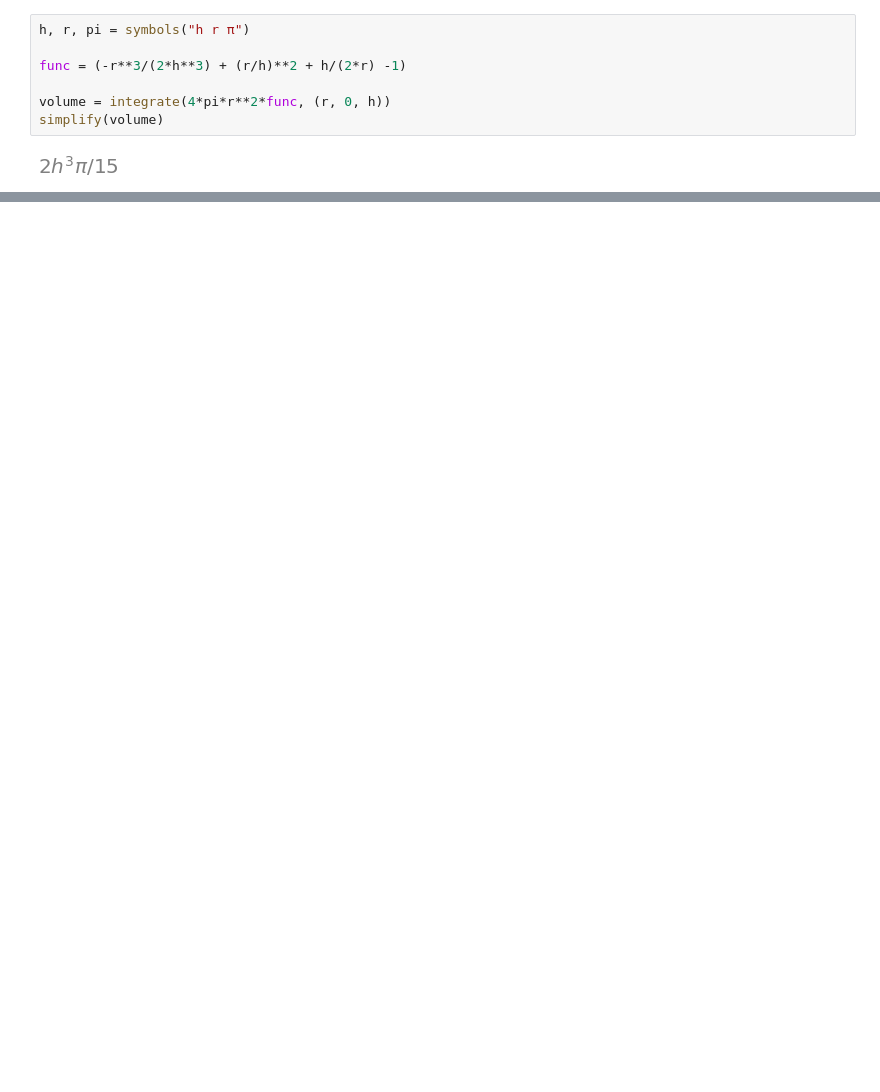
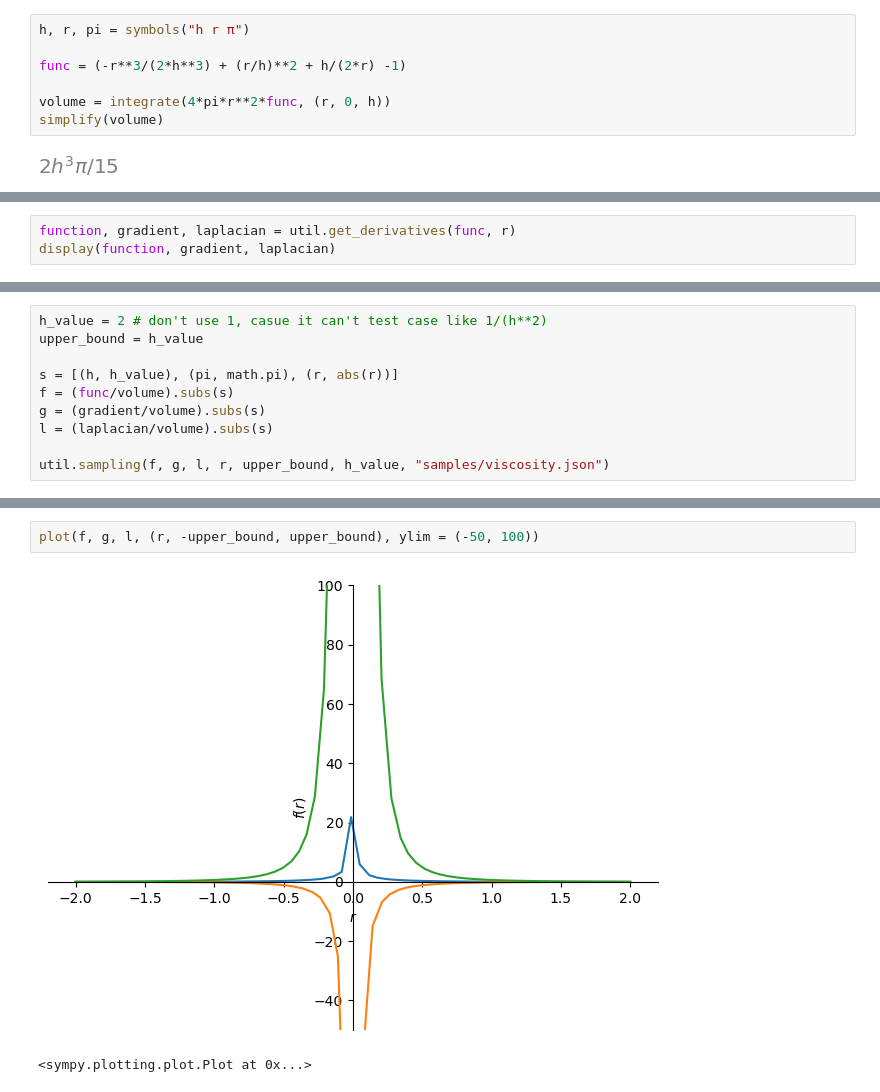
Before and after one commit to CcydtN/SmoothParticleHydrodynamics, a Jupyter notebook: equation/viscosity.ipynb, the cells around one changed output, grey strips where cells are left out. Cells and saved outputs as stored; diff of their text form; blank space fills up the shorter version.

Commit message:
Update viscosity kernel

```diff
--- a/equation/viscosity.ipynb
+++ b/equation/viscosity.ipynb
@@ -28,0 +17,3 @@ simplify(laplacian)
+# %%
+function, gradient, laplacian = util.get_derivatives(func, r)
+display(function, gradient, laplacian)
@@ -28,0 +24,10 @@ simplify(laplacian)
+# %%
+h_value = 2 # don't use 1, casue it can't test case like 1/(h**2)
+upper_bound = h_value
+
+s = [(h, h_value), (pi, math.pi), (r, abs(r))]
+f = (func/volume).subs(s)
+g = (gradient/volume).subs(s)
+l = (laplacian/volume).subs(s)
+
+util.sampling(f, g, l, r, upper_bound, h_value, "samples/viscosity.json")
@@ -28,0 +52,5 @@ simplify(laplacian)
+# %%
+plot(f, g, l, (r, -upper_bound, upper_bound), ylim = (-50, 100))
+# %% [output]
+[figure, added]
+<sympy.plotting.plot.Plot at 0x...>
```
Also changed, not shown: parts of 6 cells of this notebook, 2 other files.
